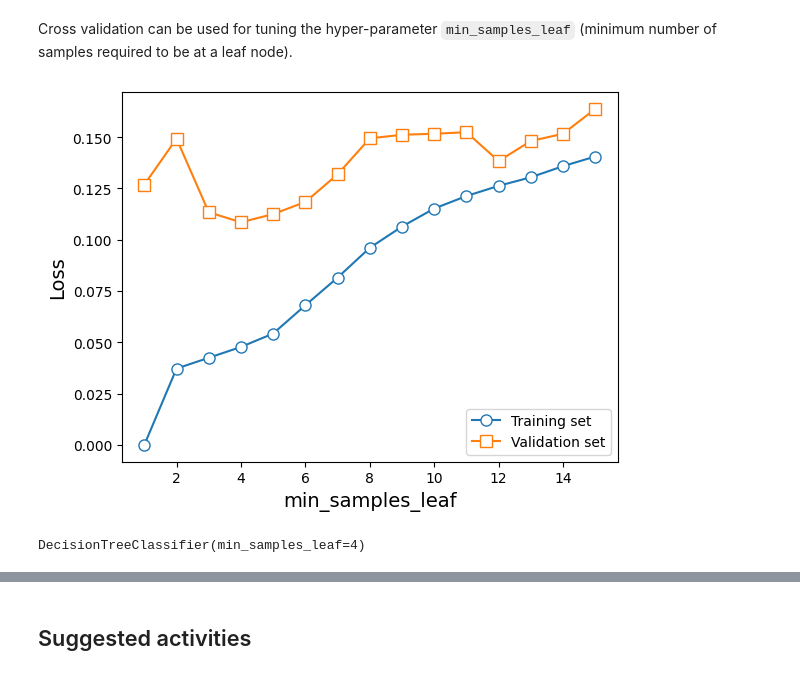
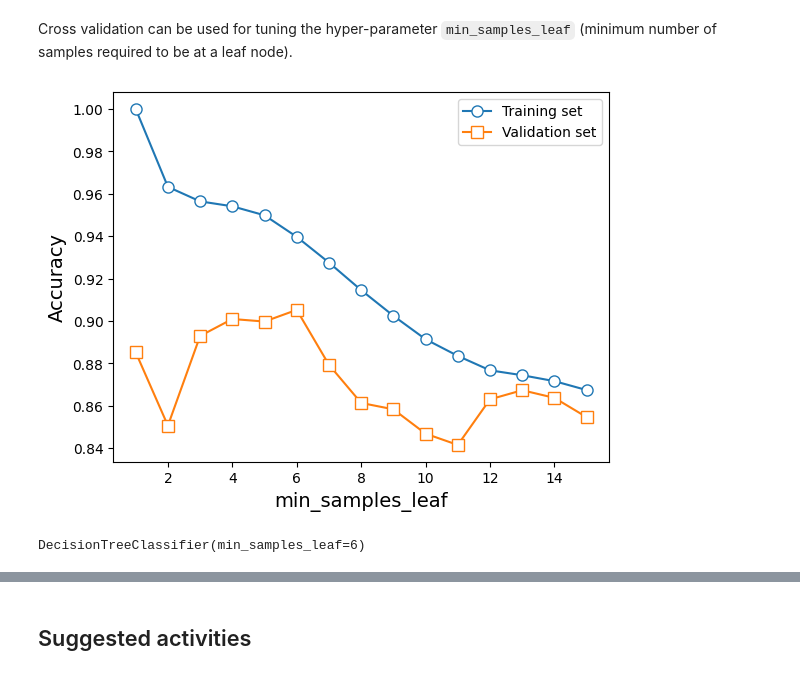
Before and after one commit to concordia-grad-computing-seminars/data-engineering, a Jupyter notebook: ML/trees/classification_overfitting.ipynb, the cells around one changed output, grey strips where cells are left out. Saved outputs shown, nothing was run; the diff lists cells and outputs as text; code cells hidden in the pictures.

Commit message:
Used correct scoring metrics

```diff
--- a/ML/trees/classification_overfitting.ipynb
+++ b/ML/trees/classification_overfitting.ipynb
@@ -87,35 +87,35 @@ plt.show()
 # %% [markdown]
 Cross validation can be used for tuning the hyper-parameter `min_samples_leaf` (minimum number of samples required to be at a leaf node).
 # %%
-MSE_train = []
-MSE_valid = []
+loss_train = []
+loss_valid = []
 
 n_max = 16
 n_range = range(1, n_max)
 for n in n_range:
     clf = DecisionTreeClassifier(min_samples_leaf=n)
     clf.fit(X, y)
     scores = cross_validate(clf, X, y,
-                            cv=RepeatedKFold(n_splits=5, n_repeats=100),
-                            scoring='neg_mean_squared_error', return_train_score=True)
-    MSE_train = np.append(MSE_train, -scores['train_score'].mean())
-    MSE_valid = np.append(MSE_valid, -scores['test_score'].mean())
+                            cv=RepeatedKFold(n_splits=10, n_repeats=50),
+                            scoring='accuracy', return_train_score=True)
+    loss_train = np.append(loss_train, scores['train_score'].mean())
+    loss_valid = np.append(loss_valid, scores['test_score'].mean())
 
-plt.plot(n_range, MSE_train, "o-", markersize=8, markerfacecolor='white', label='Training set')
-plt.plot(n_range, MSE_valid, "s-", markersize=8, markerfacecolor='white', label='Validation set')
+plt.plot(n_range, loss_train, "o-", markersize=8, markerfacecolor='white', label='Training set')
+plt.plot(n_range, loss_valid, "s-", markersize=8, markerfacecolor='white', label='Validation set')
 plt.xlabel('min_samples_leaf', fontsize=14)
-plt.ylabel('Loss', fontsize=14)
+plt.ylabel('Accuracy', fontsize=14)
 plt.legend(loc='best')
 plt.show()
 # %% [output]
-[figure, old version]
+[figure, new version]
 # %%
-n_opt = n_range[np.argmin(MSE_valid)]
+n_opt = n_range[np.argmax(loss_valid)]
 
 clf = DecisionTreeClassifier(min_samples_leaf=n_opt)
 clf.fit(X, y)
 # %% [output]
-DecisionTreeClassifier(min_samples_leaf=4)
+DecisionTreeClassifier(min_samples_leaf=6)
 # %%
 fig, ax = plt.subplots(1, 1)
 plot_dec_bound(clf, X, y, ax)
```
Also changed, not shown: parts of 3 cells of this notebook, 2 other files.
